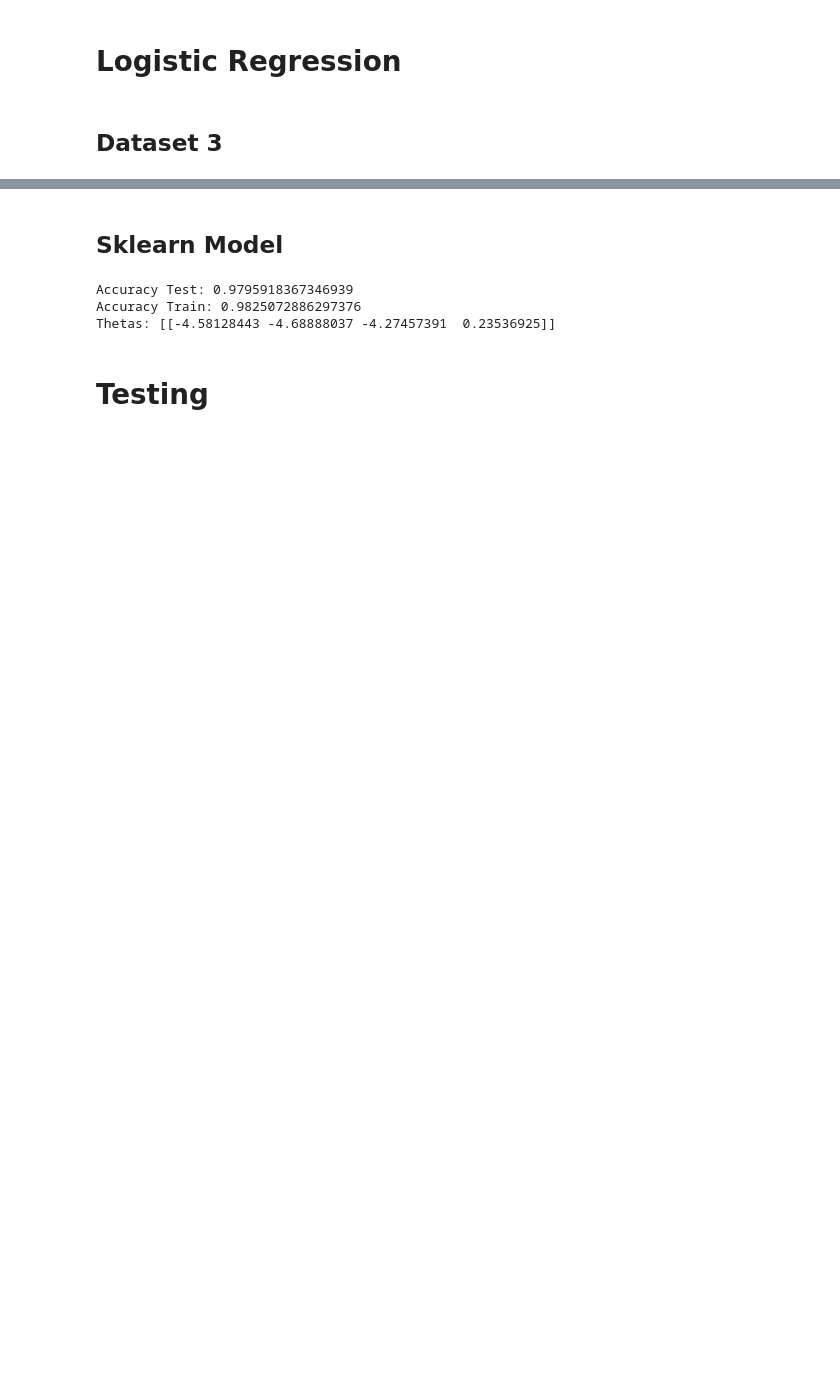
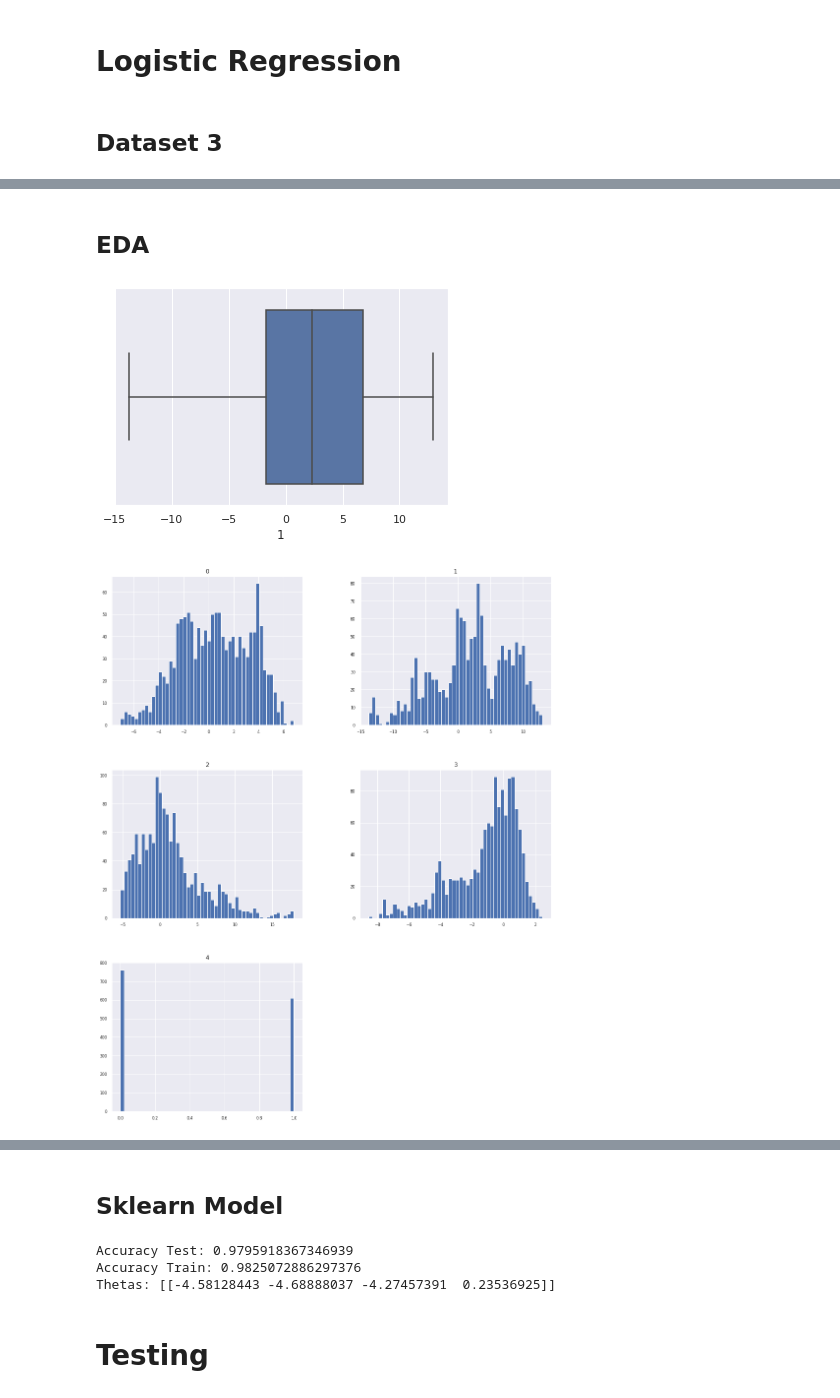
Before and after one commit to itissandeep98/ML-Assignments, a Jupyter notebook: ML_Assignment1.ipynb, the cells around one changed output, grey strips where cells are left out. Saved outputs shown, nothing was run; the diff lists cells and outputs as text; code cells hidden in the pictures; blank space fills up the shorter version.

```diff
--- a/ML_Assignment1.ipynb
+++ b/ML_Assignment1.ipynb
@@ -614,0 +706,8 @@ Validation Loss: 0.0969323655507881
+# %% [markdown]
+## EDA
+# %%
+df=pd.read_csv('/content/data_banknote_authentication.txt',header=None)
+df.hist(figsize=(16, 20), bins=50, xlabelsize=8, ylabelsize=8);
+# %% [output]
+[figure, added]
+[figure, added]
```
Also changed, not shown: parts of 9 cells of this notebook.
